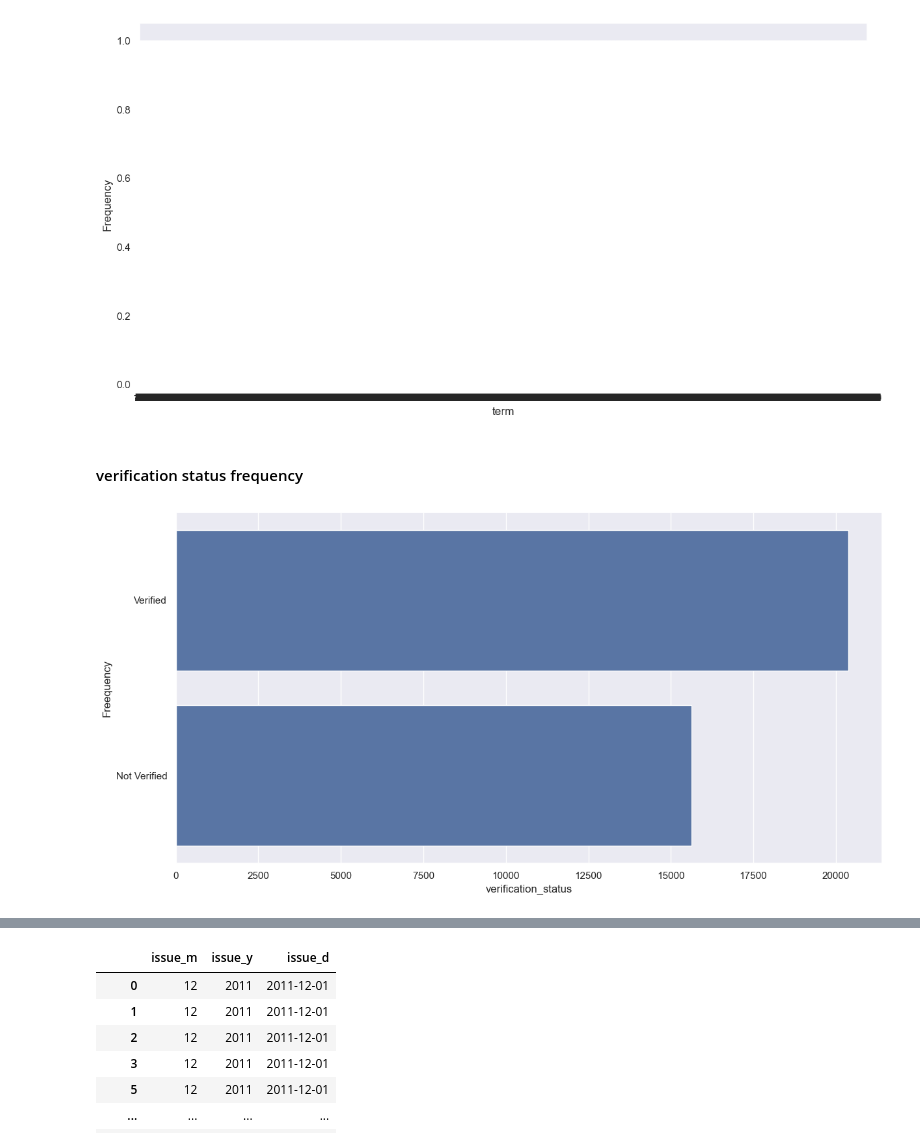
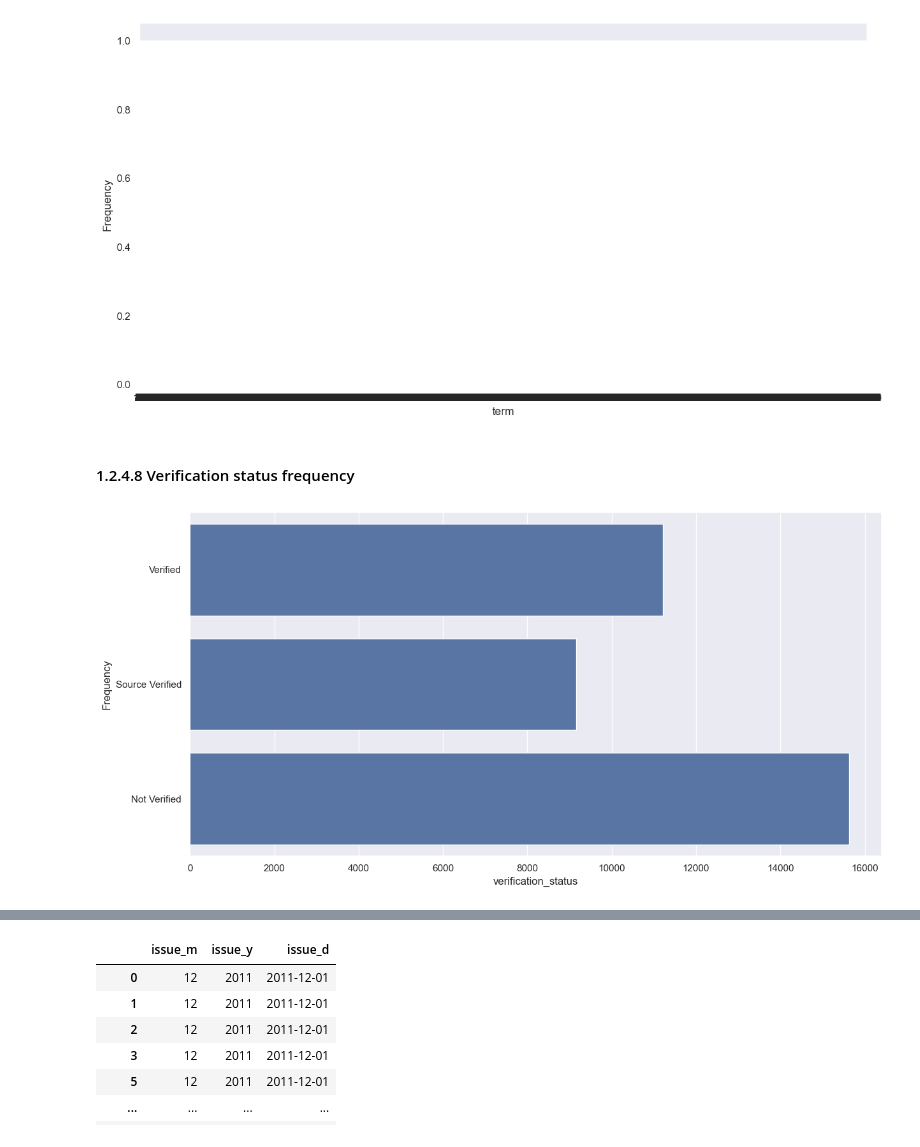
Before and after one commit to mamtabhat/LendingClubCaseStudy, a Jupyter notebook: mamta-bhat.ipynb, the cells around one changed output, grey strips where cells are left out. Cells and saved outputs as stored; diff of their text form; code cells hidden in the pictures.

```diff
--- a/mamta-bhat.ipynb
+++ b/mamta-bhat.ipynb
@@ -17,5 +17,6 @@ please provide us feedback at https://github.com/pandas-dev/pandas/issues/54466
   import pandas as pd
 # %%
 #loading the loan data and converting to dataframe
-loan_df=pd.read_csv("/loan.csv")
+loan_df=pd.read_csv("G:/iiitB_ai-ml-pg/lendingclub-casestudy-mamta/loan.csv")
+loan_df.head()
 # %% [output]
@@ -394,6 +398,6 @@ min          0.000000
 max         99.900000
 Name: revol_util, dtype: float64
 # %%
-emp_length_int: dict = {'< 1 year': 0, '1 year': 1, '2 years': 2, '3 years': 3, '4 years': 4, '5 years': 5, '6 years': 6, '7 years': 7,'8 years': 8, '9 years': 9, '10+ years': 10}
-loan_df['emp_length'] = loan_df['emp_length'].map(emp_length_int)
+#emp_length_int: dict = {'< 1 year': 0, '1 year': 1, '2 years': 2, '3 years': 3, '4 years': 4, '5 years': 5, '6 years': 6, '7 years': 7,'8 years': 8, '9 years': 9, '10+ years': 10}
+#loan_df['emp_length'] = loan_df['emp_length'].map(emp_length_int)
 # %%
@@ -437,5 +447,5 @@ Name: count, dtype: int64
 # %% [markdown]
 #### will club source verified and verified as verified for convinience
 # %%
-loan_df['verification_status'].replace('Source Verified', 'Verified', inplace = True)
-loan_df.verification_status.value_counts()
+#loan_df['verification_status'].replace('Source Verified', 'Verified', inplace = True)
+#loan_df.verification_status.value_counts()
@@ -708,16 +732,16 @@ plt.show()
 # %% [output]
 [figure]
 # %% [markdown]
-#### verification status frequency
+#### 1.2.4.8 Verification status frequency
 # %%
 #for cat_var in ['grade', 'sub_grade', 'term', 'emp_length', 'home_ownership', 'verification_status', 'loan_status', 'purpose', 'earliest_cr_line', 'inq_last_6mths', 'open_acc', 'pub_rec', 'total_acc', 'collections_12_mths_ex_med', 'pub_rec_bankruptcies', 'tax_liens']:
 sns.set(rc={'figure.figsize':(14,7)})
 sns.countplot(loan_df["verification_status"])
 plt.xlabel("verification_status")
-plt.ylabel("Freequency")
+plt.ylabel("Frequency")
 plt.show()
 # %% [output]
-[figure, old version]
+[figure, new version]
 # %% [markdown]
 #### Observations and Inferences from Univariate Analysis
 ##### **
```
Also changed, not shown: parts of 76 cells of this notebook, 1 other file.
